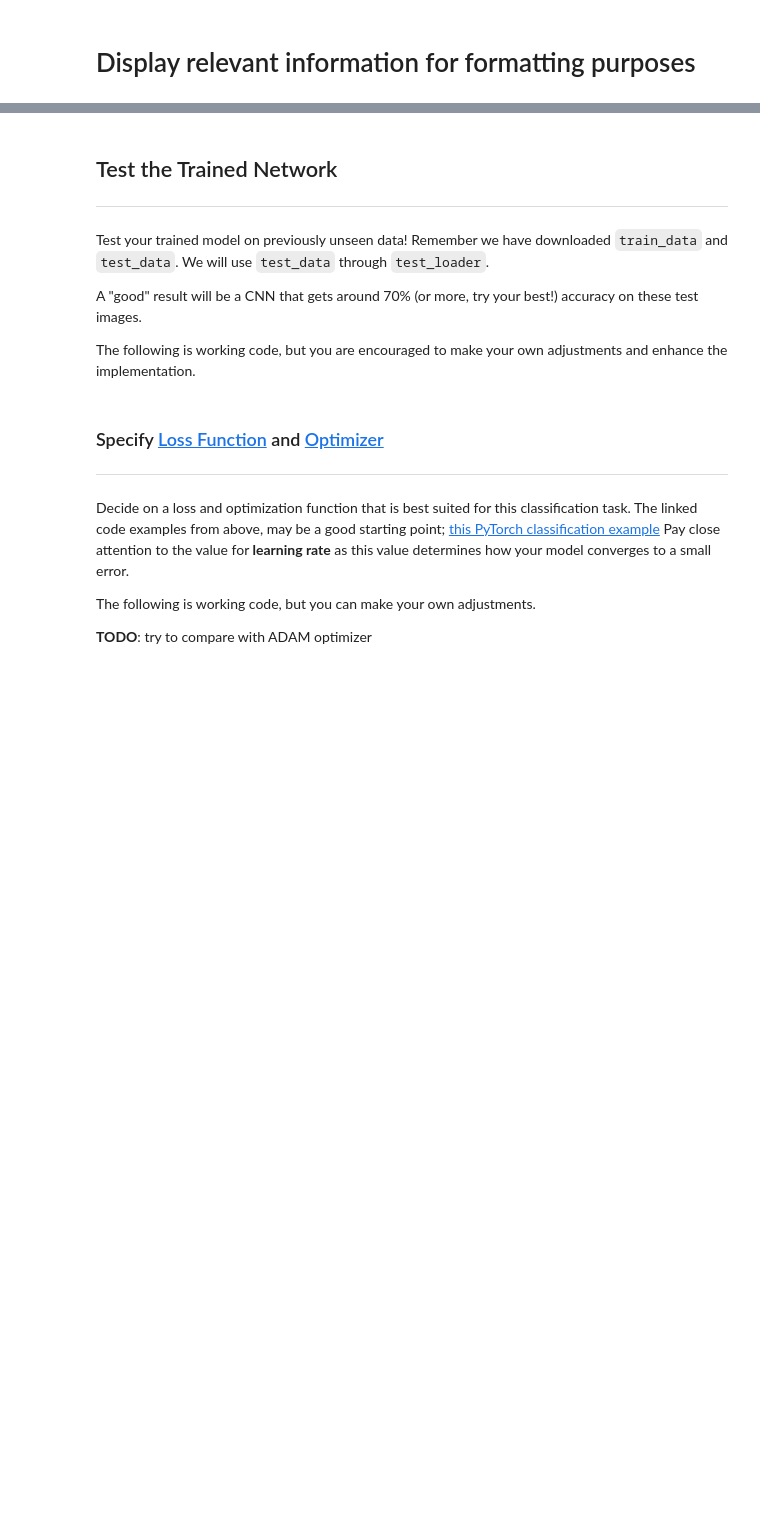
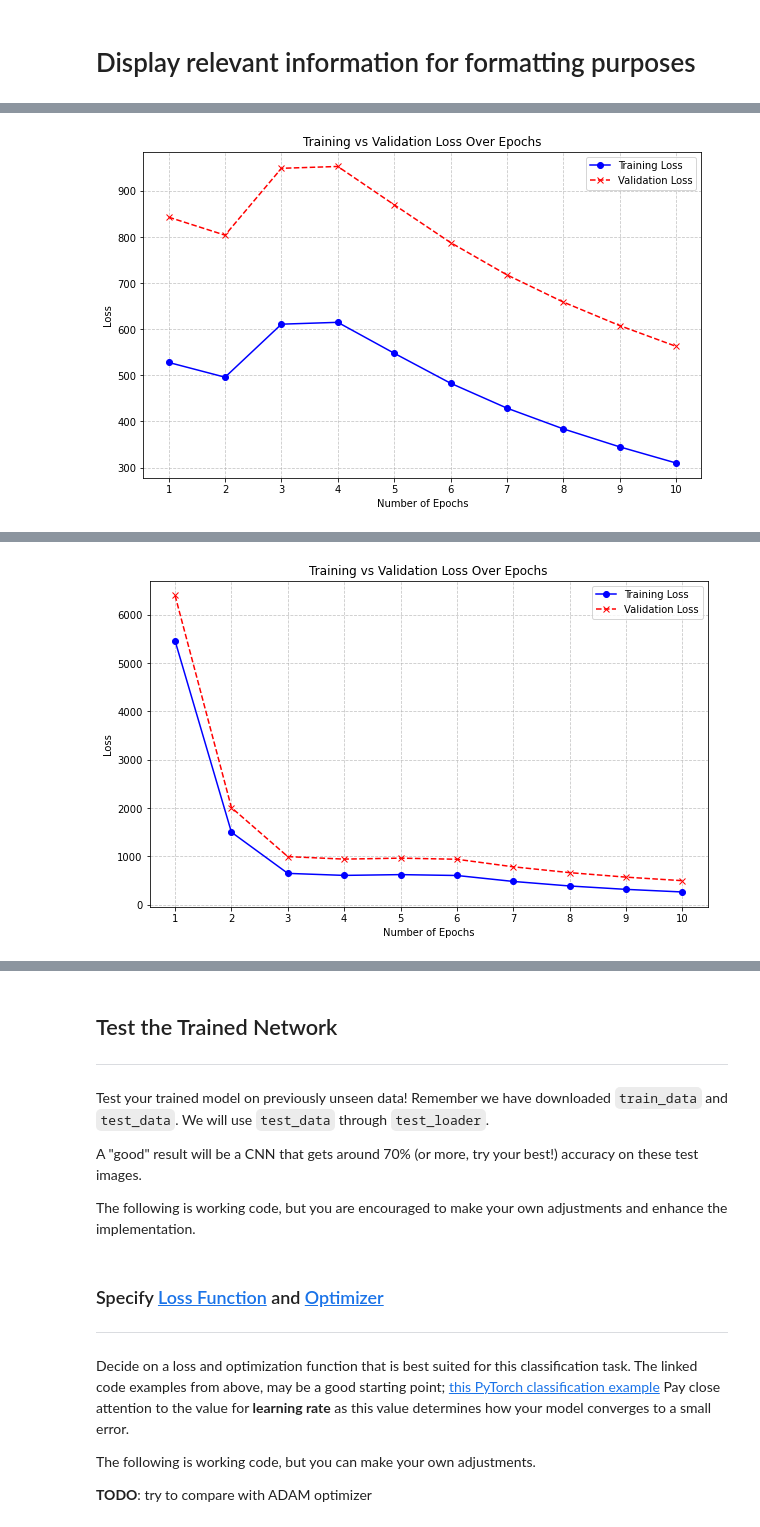
Before and after one commit to compscichris/CSCI611-NNSTOCKS, a Jupyter notebook: RNN.ipynb, the cells around one changed output, grey strips where cells are left out. Drawn from its saved outputs; the diff is of its cells as text; code cells hidden in the pictures; blank space fills up the shorter version.

```diff
--- a/RNN.ipynb
+++ b/RNN.ipynb
@@ -309,9 +403,15 @@ class RNN(nn.Module):
 # %%
 #Stock variables used when collecting stock data
+#Choose which api to use to grab stock data, either "yahoo" or "alpaca"
 stock_data_source = "alpaca"
 
+#Loss array used to store loss values for each 10 epochs, reset each set of hyperparameters
+training_loss_array = []
+validation_loss_array = []
+test_loss = np.inf
+
+#Stock variables when using yahoo finance api
 if stock_data_source == "yahoo":
-    #Stock variables when using yahoo finance api
     stock_name = "AMD"
     stock_interval="5m"
     stock_period="7d"
@@ -324,9 +424,9 @@ if stock_data_source == "yahoo":
 if stock_data_source == "alpaca":
     stock_name = "AMD"
     stock_interval="15"
-    stock_period="4" #months
+    stock_period="8" #months
     epochs = 100
-    lr_scheduler_rate = 0.5
+    lr_scheduler_rate = 0.1
     beta1 = 0.95
     beta2 = 0.999
 
@@ -334,69 +434,48 @@ batch_size = 16
 num_workers = 0
 # %%
 #test various learning rates
-learning_rate_list = [0.005, 0.001, 0.0005, 0.0001, 0.00005, 0.00001]
+#learning_rate_list = [0.005, 0.001, 0.0005, 0.0001, 0.00005, 0.00001] revert later for hyperparameter testing, the first few values are not good current set of hyperparameters
+learning_rate_list = [0.0005, 0.0001, 0.00005, 0.00001]
 best_lr = [[np.inf, np.inf] , [np.inf, np.inf]] #record two pairs of [loss, learning rate] to tune learning rate later
 best_lr_in_loop = np.inf
 repeated_loops_per_lr = 1
-
+rnnControl = RNN_initializer(retrieve=True, name=stock_name, recomp=True, nval=1, ival=[5, "m"], pval=[7,"d"],
+                             batch_size=batch_size, num_workers=num_workers, epochs=epochs, learning_rate=0.001, lr_scheduler_rate=lr_scheduler_rate,
+                             beta1=beta1, beta2=beta2)
+bestRNN = [rnnControl,None]
+bestRNN_in_loop = rnnControl
 for lr in learning_rate_list:
     print("\n\n-------------------------------------------------------------------------------")
     print("Learning rate: ", lr, "   Loop: ", repeated_loops_per_lr)
-    print(stock_name, "Time interval ", stock_interval, "Time period: ", stock_period)
+    print(stock_name, "Time interval ", stock_interval, "min", "Time period: ", stock_period, 'months')
     print("Batch size: ", batch_size, "Number of workers: ", num_workers, "Epochs: ", epochs)
     print("Learning rate scheduler rate: ", lr_scheduler_rate)
     print("Beta1: ", beta1, "Beta2: ", beta2)
     print("-------------------------------------------------------------------------------")
 
     for i in range(repeated_loops_per_lr):
-        rnn1 = RNN_initializer(retrieve=True, name=stock_name, recomp=True, nval=1, ival=[5, "m"], pval=[7,"d"], batch_size=batch_size, num_workers=num_workers, epochs=epochs, learning_rate=lr, lr_scheduler_rate=lr_scheduler_rate, beta1=beta1, beta2=beta2)
+        rnn1 = RNN_initializer(retrieve=False, name=stock_name, recomp=True, nval=1, ival=[5, "m"], pval=[7,"d"], batch_size=batch_size, num_workers=num_workers, epochs=epochs, learning_rate=lr, lr_scheduler_rate=lr_scheduler_rate, beta1=beta1, beta2=beta2)
+        #returns
+        training_loss_array = []
+        validation_loss_array = []
         loss = rnn1.trainAndTest()
         if best_lr_in_loop > loss:
             best_lr_in_loop = loss
-
+            bestRNN_in_loop = rnn1
+    #if found best lr, remove worst lr from list
     if best_lr_in_loop < best_lr[0][0]:
         best_lr[1] = best_lr[0]
         best_lr[0] = [best_lr_in_loop, lr]
+        bestRNN[1] = bestRNN[0]
+        bestRNN[0] = bestRNN_in_loop
+        #if
     elif best_lr_in_loop < best_lr[1][0]:
         best_lr[1] = [best_lr_in_loop, lr]
+        bestRNN[1] = bestRNN_in_loop
+    best_lr_in_loop = np.inf
 
-    best_lr_in_loop = np.inf
+    plot_loss(training_loss_array, validation_loss_array, epochs)
 
 print("\n\nBest learning rate: ", best_lr[0][1], "   Loss: ", best_lr[0][0])
 print("Second best learning rate: ", best_lr[1][1], "   Loss: ", best_lr[1][0])
-
-
-learning_rate_list = []
-difference_of_lr = best_lr[0][1] - best_lr[1][1]
-number_of_increments = 10
-increment = difference_of_lr / number_of_increments
-
-for i in range(number_of_increments):
-    learning_rate_list.append(best_lr[0][1] - increment * i)
-
-for lr in learning_rate_list:
-    print("\n\n-------------------------------------------------------------------------------")
-    print("Learning rate: ", lr, "   Loop: ", repeated_loops_per_lr)
-    print(stock_name, "Time interval ", stock_interval, "Time period: ", stock_period)
-    print("Batch size: ", batch_size, "Number of workers: ", num_workers, "Epochs: ", epochs)
-    print("Learning rate scheduler rate: ", lr_scheduler_rate)
-    print("Beta1: ", beta1, "Beta2: ", beta2)
-    print("-------------------------------------------------------------------------------")
-
-    for i in range(repeated_loops_per_lr):
-        rnn1 = RNN_initializer(retrieve=True, name=stock_name, recomp=True, nval=1, ival=[5, "m"], pval=[7,"d"], batch_size=batch_size, num_workers=num_workers, epochs=epochs, learning_rate=lr, lr_scheduler_rate=lr_scheduler_rate, beta1=beta1, beta2=beta2)
-        loss = rnn1.trainAndTest()
-        if best_lr_in_loop > loss:
-            best_lr_in_loop = loss
-
-    if best_lr_in_loop < best_lr[0][0]:
-        best_lr[1] = best_lr[0]
-        best_lr[0] = [best_lr_in_loop, lr]
-    elif best_lr_in_loop < best_lr[1][0]:
-        best_lr[1] = [best_lr_in_loop, lr]
-
-    best_lr_in_loop = np.inf
-
-
-    #Make testing only, no training
 # %% [output]
@@ -409,0 +499 @@ Beta1:  0.95 Beta2:  0.999
+[figure, added]
@@ -410,0 +517 @@ Training: Epoch 10/100, Loss: 9.030393
+[figure, added]
```
Also changed, not shown: parts of 17 cells of this notebook, 4 other files.
